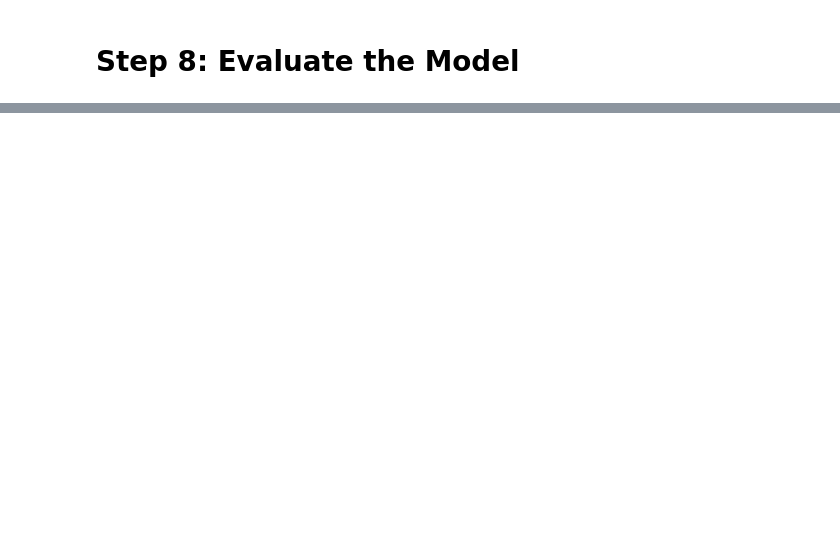
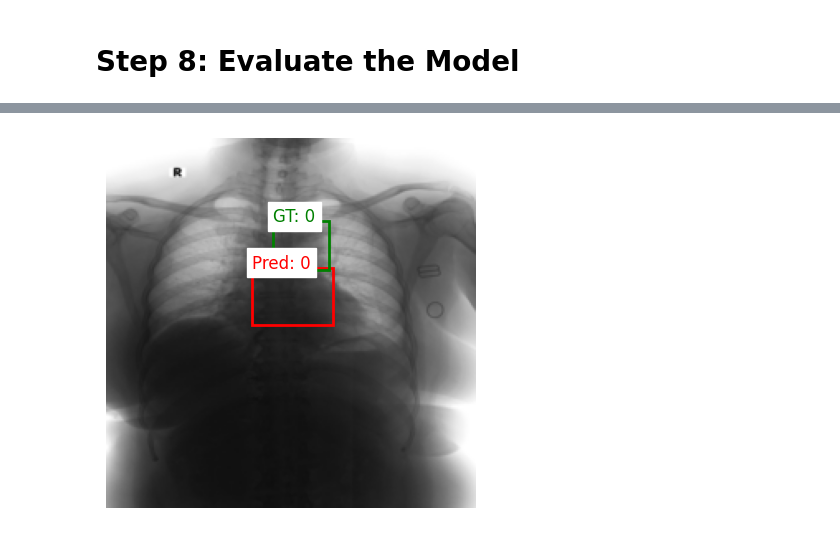
Before and after one commit to bjorneme/master_thesis, a Jupyter notebook: notebooks_VinDr-CXR/DenseNet121/DenseNet121.ipynb, the cells around one changed output, grey strips where cells are left out. Saved outputs shown, nothing was run; the diff lists cells and outputs as text; code cells hidden in the pictures; blank space fills up the shorter version.

```diff
--- a/notebooks_VinDr-CXR/DenseNet121/DenseNet121.ipynb
+++ b/notebooks_VinDr-CXR/DenseNet121/DenseNet121.ipynb
@@ -510,0 +507,83 @@ Epoch 1/1 - Train Loss: 0.0000, Val Loss: 471.5876, mAP@0.5:0.95: 0.0000
+# %%
+import torch
+import matplotlib.pyplot as plt
+import matplotlib.patches as patches
+
+def test_single_sample(model, test_loader, device):
+    """
+    Tests the model on one sample from test_loader, prints the predicted and ground truth
+    labels and bounding boxes, and displays the image with both bounding boxes overlaid.
+
+    Assumes:
+      - The test_loader yields a tuple (images, boxes, labels), where:
+          • images: a tensor [B, C, H, W]
+          • boxes: a tensor [B, 4] (each box as [x_min, y_min, x_max, y_max])
+          • labels: a one-hot tensor [B, num_classes] or a tensor with class indices.
+      - The model returns two outputs: class_preds and bbox_preds.
+          • class_preds: logits with shape [B, num_classes]
+          • bbox_preds: bounding box predictions with shape [B, 4]
+    """
+    model.eval()
+    with torch.no_grad():
+        # Retrieve one batch from the test loader
+        inputs, boxes, labels = next(iter(test_loader))
+        inputs, boxes, labels = inputs.to(device), boxes.to(device), labels.to(device)
+
+        # Select the first sample from the batch
+        img = inputs[1]
+        gt_box = boxes[1]
+        gt_label_tensor = labels[1]
+
+        # Forward pass for one sample
+        class_preds, bbox_preds = model(img.unsqueeze(0))  # unsqueeze to add batch dim
+
+        # Process predicted bounding box and class probabilities
+        pred_box = bbox_preds[0]
+        pred_logits = class_preds[0]
+        pred_probs = torch.softmax(pred_logits, dim=0)
+        pred_label_idx = torch.argmax(pred_probs)
+        pred_score = pred_probs[pred_label_idx]
+
+        # Convert ground truth label to index if it's one-hot encoded
+        if gt_label_tensor.dim() > 0 and gt_label_tensor.size(0) > 1:
+            gt_label_idx = torch.argmax(gt_label_tensor)
+        else:
+            gt_label_idx = gt_label_tensor
+
+        # Print out the labels and confidence
+        print(f"Ground Truth Label: {gt_label_idx.item()}")
+        print(f"Predicted Label: {pred_label_idx.item()} with confidence: {pred_score.item():.4f}")
+
+        # Display the image with both predicted and ground truth bounding boxes
+        # Convert image from [C, H, W] to [H, W, C]
+        img_disp = img.permute(1, 2, 0).cpu().numpy()
+
+        fig, ax = plt.subplots(1)
+        ax.imshow(img_disp)
+
+        # Plot predicted bounding box (red)
+        x_min_pred, y_min_pred, x_max_pred, y_max_pred = [p.item() for p in pred_box]
+        width_pred = x_max_pred - x_min_pred
+        height_pred = y_max_pred - y_min_pred
+        rect_pred = patches.Rectangle((x_min_pred, y_min_pred), width_pred, height_pred,
+                                      linewidth=2, edgecolor='red', facecolor='none')
+        ax.add_patch(rect_pred)
+        ax.text(x_min_pred, y_min_pred, f"Pred: {pred_label_idx.item()}",
+                color='red', fontsize=12, backgroundcolor='white')
+
+        # Plot ground truth bounding box (green)
+        x_min_gt, y_min_gt, x_max_gt, y_max_gt = [p.item() for p in gt_box]
+        width_gt = x_max_gt - x_min_gt
+        height_gt = y_max_gt - y_min_gt
+        rect_gt = patches.Rectangle((x_min_gt, y_min_gt), width_gt, height_gt,
+                                    linewidth=2, edgecolor='green', facecolor='none')
+        ax.add_patch(rect_gt)
+        ax.text(x_min_gt, y_min_gt, f"GT: {gt_label_idx.item()}",
+                color='green', fontsize=12, backgroundcolor='white')
+
+        ax.axis('off')
+        plt.show()
+
+# Assume that 'model', 'test_loader', and 'device' are already defined
+test_single_sample(model, val_loader, device)
+# %% [output]
@@ -510,0 +592 @@ Epoch 1/1 - Train Loss: 0.0000, Val Loss: 471.5876, mAP@0.5:0.95: 0.0000
+[figure, added]
```
Also changed, not shown: parts of 8 cells of this notebook.
